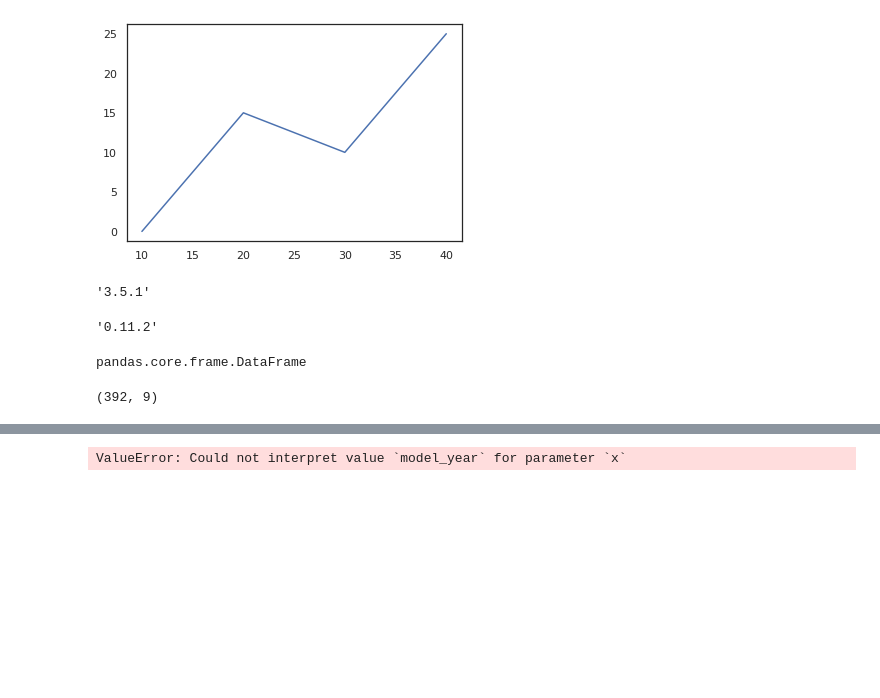
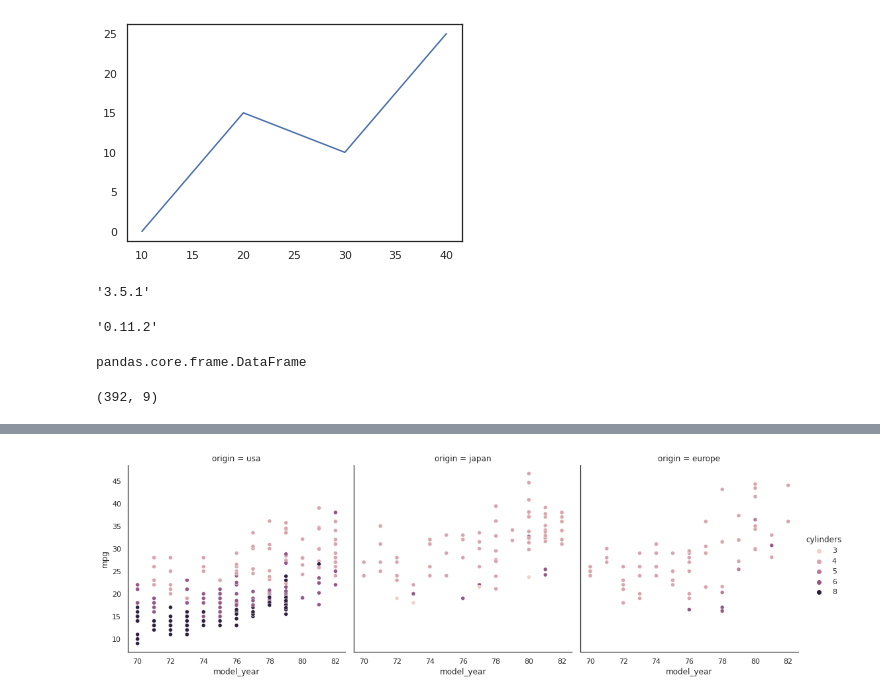
Before and after one commit to mclellanw00/module2_intro_to_pandas, a Jupyter notebook: seabornwork.ipynb, the cells around one changed output, grey strips where cells are left out. Drawn from its saved outputs; the diff is of its cells as text; code cells hidden in the pictures; blank space fills up the shorter version.

Commit message:
relplot now working properly

```diff
--- a/seabornwork.ipynb
+++ b/seabornwork.ipynb
@@ -56,6 +56,7 @@ cars.head()
 | 3 | 16.0 | 8 | 304.0 | 150.0 | 3433 | 12.0 | 70 | usa | amc rebel sst |
 | 4 | 17.0 | 8 | 302.0 | 140.0 | 3449 | 10.5 | 70 | usa | ford torino |
 # %%
-sns.relplot(x='model_year', y='mpg', col='origin', hue='cylinders', data='cars')
+sns.relplot(x='model_year', y='mpg', col='origin', hue='cylinders',
+            data=cars);
 # %% [output]
-ValueError: Could not interpret value `model_year` for parameter `x`
+[figure, added]
```
Also changed, not shown: parts of 1 cell of this notebook.
